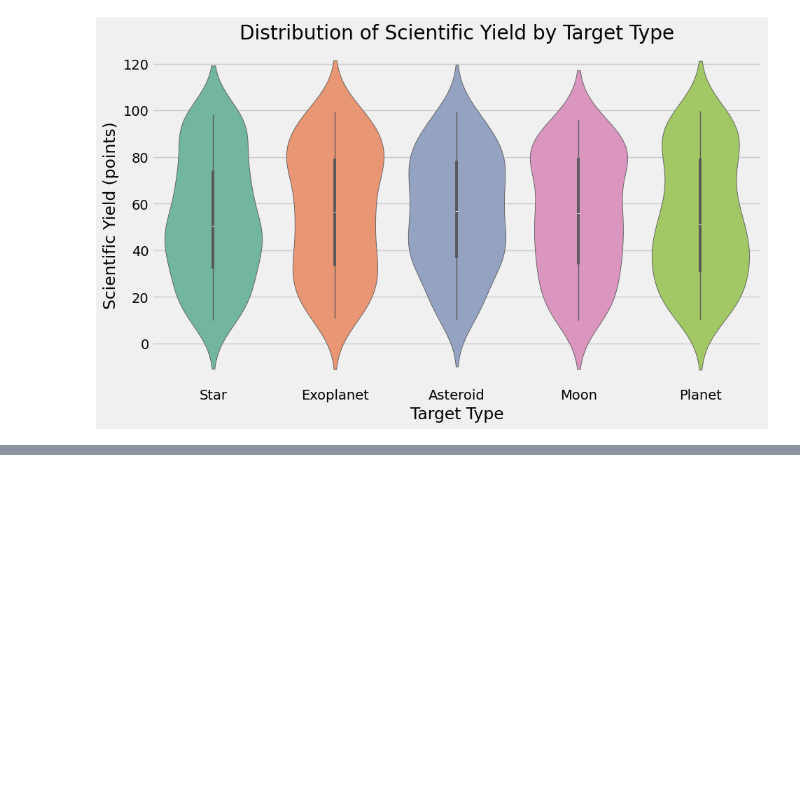
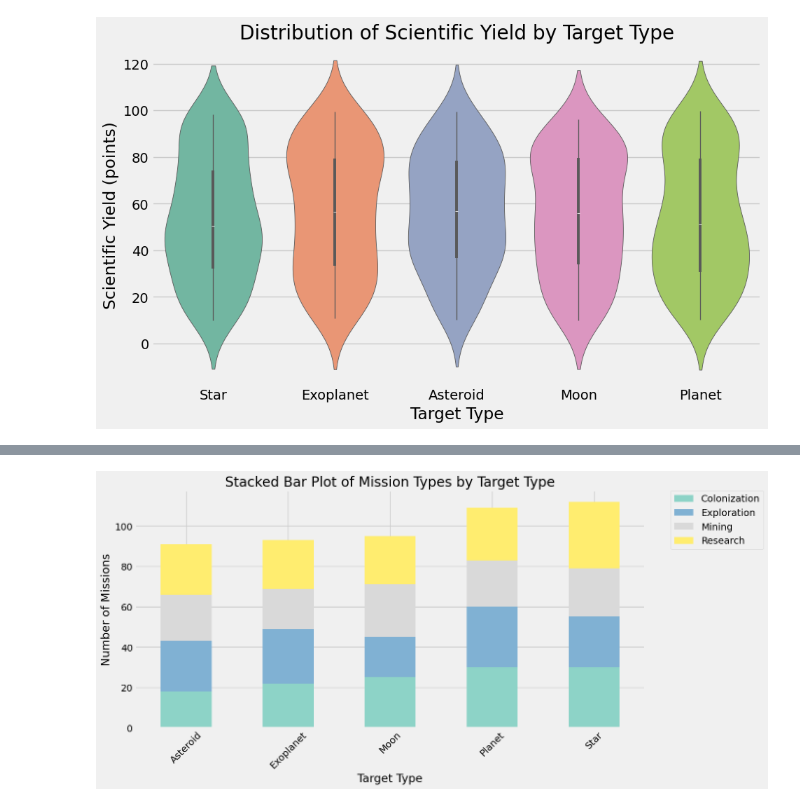
Before and after one commit to HMurawski/space_missions, a Jupyter notebook: main.ipynb, the cells around one changed output, grey strips where cells are left out. Drawn from its saved outputs; the diff is of its cells as text; code cells hidden in the pictures; blank space fills up the shorter version.

```diff
--- a/main.ipynb
+++ b/main.ipynb
@@ -336,0 +348,13 @@ plt.show()
+# %%
+mission_counts = df.groupby(['Target Type', 'Mission Type']).size().unstack(fill_value=0)
+
+mission_counts.plot(kind='bar', stacked=True, figsize=(12, 6), colormap='Set3')
+plt.title('Stacked Bar Plot of Mission Types by Target Type')
+plt.xlabel('Target Type')
+plt.ylabel('Number of Missions')
+plt.legend(title='Mission Type')
+plt.xticks(rotation=45)
+plt.legend(bbox_to_anchor=(1.05, 1), loc=2, borderaxespad=0)
+plt.show()
+# %% [output]
+[figure, added]
```
Also changed, not shown: parts of 3 cells of this notebook.
